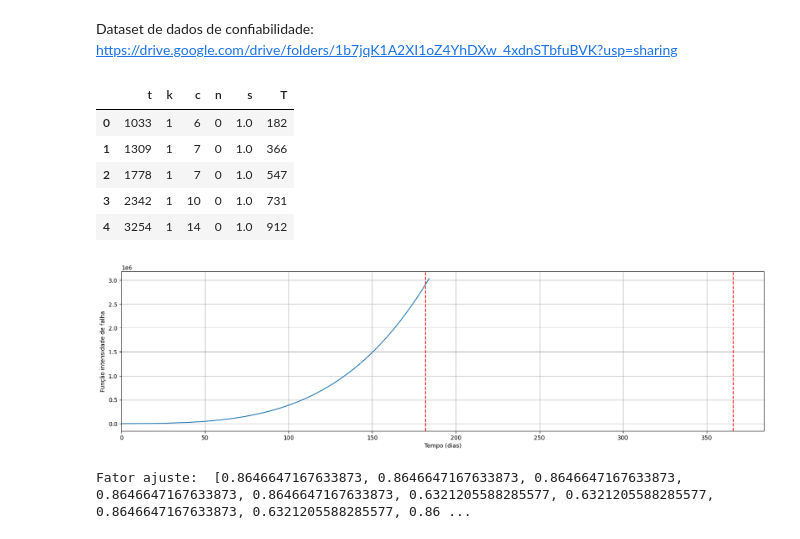
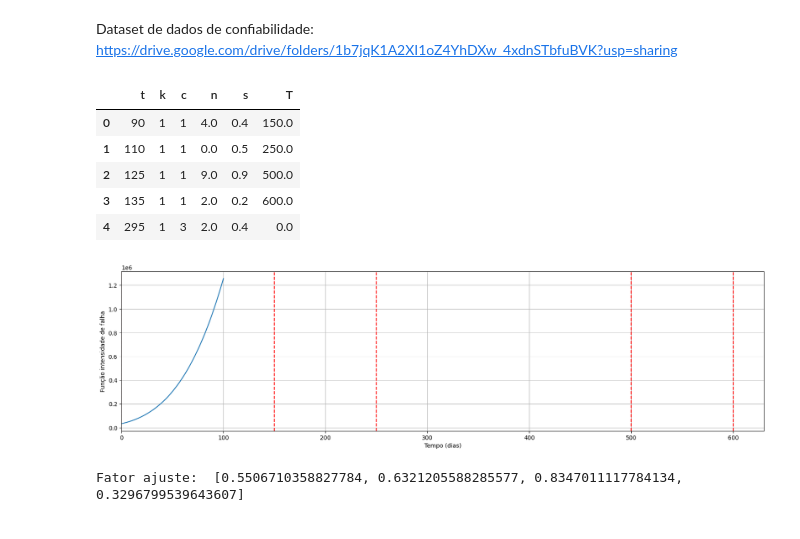
Before and after one commit to uervitonsantos/Otimizacao-Politicaca-Manutencao-Preventiva-Imperfeita, a Jupyter notebook: Algoritmo_PSO_para_otimização_de_custo_de_manutenção_preventiva_v9.ipynb, the cells around one changed output. Cells and saved outputs as stored; diff of their text form; code cells hidden in the pictures.

```diff
--- a/Algoritmo_PSO_para_otimização_de_custo_de_manutenção_preventiva_v9.ipynb
+++ b/Algoritmo_PSO_para_otimização_de_custo_de_manutenção_preventiva_v9.ipynb
@@ -150,31 +150,32 @@ def custo_mp(s, CMP):
 # %%
 # Defina o dicionário de tipos de dados
 dtypes = {
     't': int,
     'k': int,
     'c': int,
 }
 
 # Leitura dos dados de tempo de falha para 4 cenarios de exemplo
-# df = pd.read_csv('/content/drive/MyDrive/Colab Notebooks/DateSet/Cenarios/cenario01.csv', sep=";")
-# df = pd.read_csv('/content/drive/MyDrive/Colab Notebooks/DateSet/Cenarios/cenario02.csv', sep=";")
-# df = pd.read_csv('/content/drive/MyDrive/Colab Notebooks/DateSet/Cenarios/cenario03.csv', sep=";")
-df = pd.read_csv('/content/drive/MyDrive/Colab Notebooks/DateSet/Cenarios/cenario04.csv', sep=";")
+# df = pd.read_csv('/content/drive/MyDrive/datasets/cenario01.csv.csv', sep=";")
+# df = pd.read_csv('/content/drive/MyDrive/datasets/cenario02.csv.csv', sep=";")
+# df = pd.read_csv('/content/drive/MyDrive/datasets/cenario03.csv.csv', sep=";")
+# df = pd.read_csv('/content/drive/MyDrive/datasets/cenario04.csv.csv', sep=";")
+df = pd.read_csv('/content/drive/MyDrive/datasets/cenario01.csv', sep=";")
 
 # Remova as linhas com valores ausentes
 df = df.fillna(0)
 
 # Converta as colunas para os tipos de dados desejados
 df = df.astype(dtypes)
 
 df.head()
 # %% [output]
 |  | t | k | c | n | s | T |
-| 0 | 1033 | 1 | 6 | 0 | 1.0 | 182 |
-| 1 | 1309 | 1 | 7 | 0 | 1.0 | 366 |
-| 2 | 1778 | 1 | 7 | 0 | 1.0 | 547 |
-| 3 | 2342 | 1 | 10 | 0 | 1.0 | 731 |
-| 4 | 3254 | 1 | 14 | 0 | 1.0 | 912 |
+| 0 | 90 | 1 | 1 | 4.0 | 0.4 | 150.0 |
+| 1 | 110 | 1 | 1 | 0.0 | 0.5 | 250.0 |
+| 2 | 125 | 1 | 1 | 9.0 | 0.9 | 500.0 |
+| 3 | 135 | 1 | 1 | 2.0 | 0.2 | 600.0 |
+| 4 | 295 | 1 | 3 | 2.0 | 0.4 | 0.0 |
 # %%
 # Cria as variaveis
 # tempos de falhas
@@ -223,8 +224,8 @@ last_value_fator_ajuste = fator[0][-1]
 time_duration = 1
 time.sleep(time_duration)
 # %% [output]
-[figure, old version]
+[figure, new version]
-Fator ajuste:  [0.8646647167633873, 0.8646647167633873, 0.8646647167633873, 0.8646647167633873, 0.8646647167633873, 0.6321205588285577, 0.6321205588285577, 0.8646647167633873, 0.6321205588285577, 0.86 ...
+Fator ajuste:  [0.5506710358827784, 0.6321205588285577, 0.8347011117784134, 0.3296799539643607]
 # %%
 # Função objetivo para otimização da politica de manutenção
 # Numero de ciclos determinado pela solução
```
Also changed, not shown: parts of 4 cells of this notebook.
